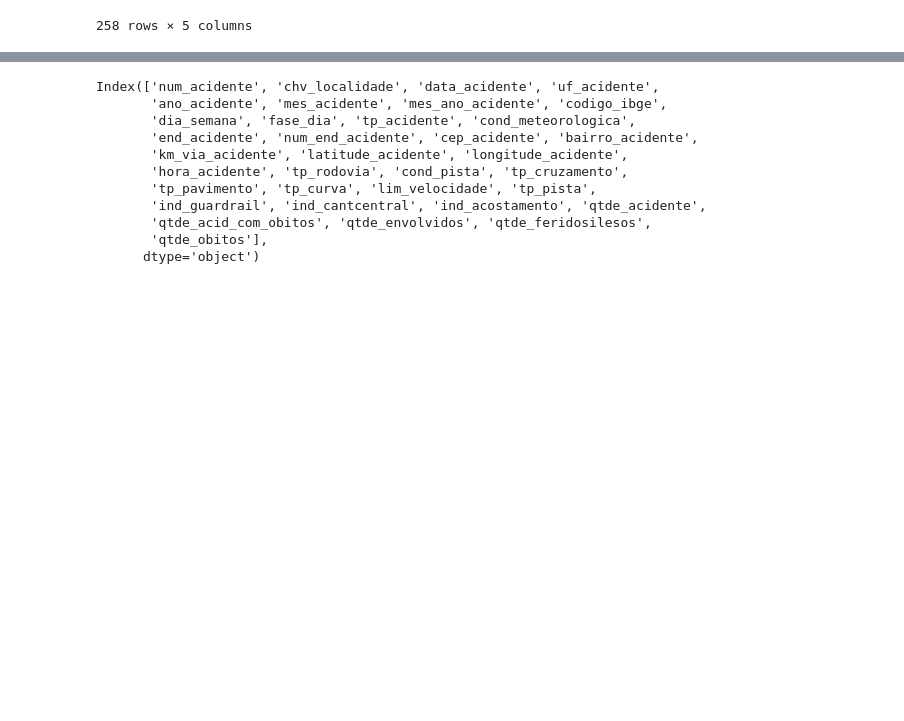
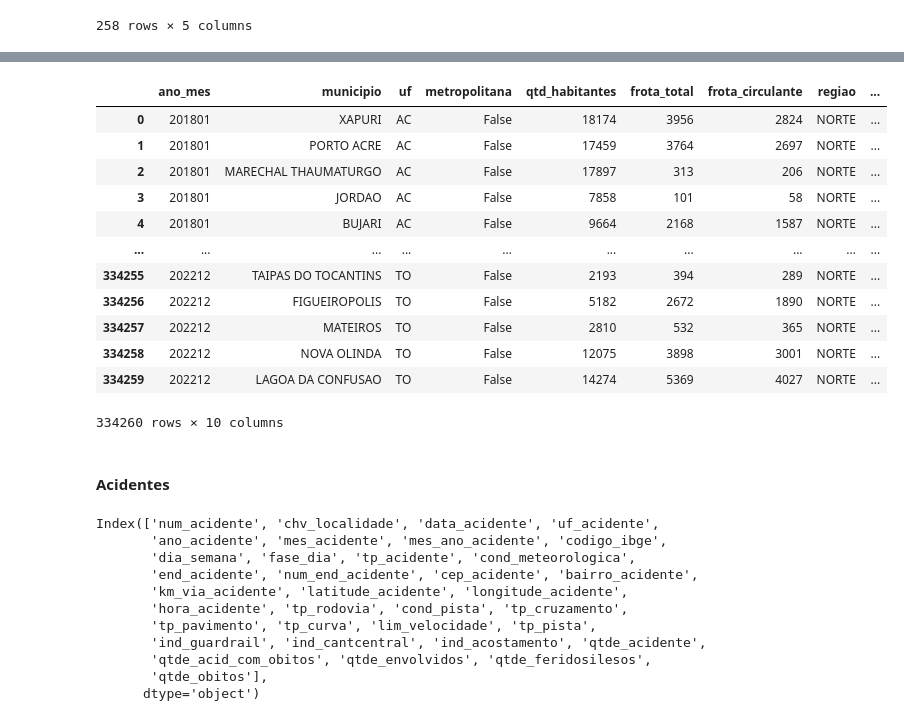
Before and after one commit to lucasstna/trabalho-siad, a Jupyter notebook: transformacoes_dados.ipynb, the cells around one changed output, grey strips where cells are left out. Cells and saved outputs as stored; diff of their text form; code cells hidden in the pictures; blank space fills up the shorter version.

Commit message:
Adiciona montagem dos dados da tabela de localidade

```diff
--- a/transformacoes_dados.ipynb
+++ b/transformacoes_dados.ipynb
@@ -88,3 +101,34 @@ infracoes
+# %%
+df_localidade.drop_duplicates(subset=['mes_ano_referencia', 'codigo_ibge'], inplace=True)
+df_localidade = df_localidade[df_localidade['ano_referencia'] < 2023]
+
+df_localidade['ano_mes'] = df_localidade['ano_referencia'] * 100 + df_localidade['mes_referencia']
+df_localidade['metropolitana'] = df_localidade['regiao_metropolitana'] == 'sim'
+
+df_localidade = df_localidade.rename(columns={
+    'qtde_habitantes':'qtd_habitantes'
+})
+# %%
+localidade = df_localidade[['ano_mes', 'municipio', 'uf', 'metropolitana', 'qtd_habitantes', 'frota_total', 'frota_circulante', 'regiao', 'codigo_ibge']].reset_index(drop=True)
+localidade['id'] = localidade.index + 1
+# %%
+localidade
+# %% [output]
+|  | ano_mes | municipio | uf | metropolitana | qtd_habitantes | frota_total | frota_circulante | regiao | ... |
+| 0 | 201801 | XAPURI | AC | False | 18174 | 3956 | 2824 | NORTE | ... |
+| 1 | 201801 | PORTO ACRE | AC | False | 17459 | 3764 | 2697 | NORTE | ... |
+| 2 | 201801 | MARECHAL THAUMATURGO | AC | False | 17897 | 313 | 206 | NORTE | ... |
+| 3 | 201801 | JORDAO | AC | False | 7858 | 101 | 58 | NORTE | ... |
+| 4 | 201801 | BUJARI | AC | False | 9664 | 2168 | 1587 | NORTE | ... |
+| ... | ... | ... | ... | ... | ... | ... | ... | ... | ... |
+| 334255 | 202212 | TAIPAS DO TOCANTINS | TO | False | 2193 | 394 | 289 | NORTE | ... |
+| 334256 | 202212 | FIGUEIROPOLIS | TO | False | 5182 | 2672 | 1890 | NORTE | ... |
+| 334257 | 202212 | MATEIROS | TO | False | 2810 | 532 | 365 | NORTE | ... |
+| 334258 | 202212 | NOVA OLINDA | TO | False | 12075 | 3898 | 3001 | NORTE | ... |
+| 334259 | 202212 | LAGOA DA CONFUSAO | TO | False | 14274 | 5369 | 4027 | NORTE | ... |
+334260 rows × 10 columns
+# %% [markdown]
+#### Acidentes
 # %%
 df_acidentes = pd.read_csv('dados/renaest/Acidentes_DadosAbertos_20230912.csv', sep=';')
 # %%
```
Also changed, not shown: parts of 12 cells of this notebook.
